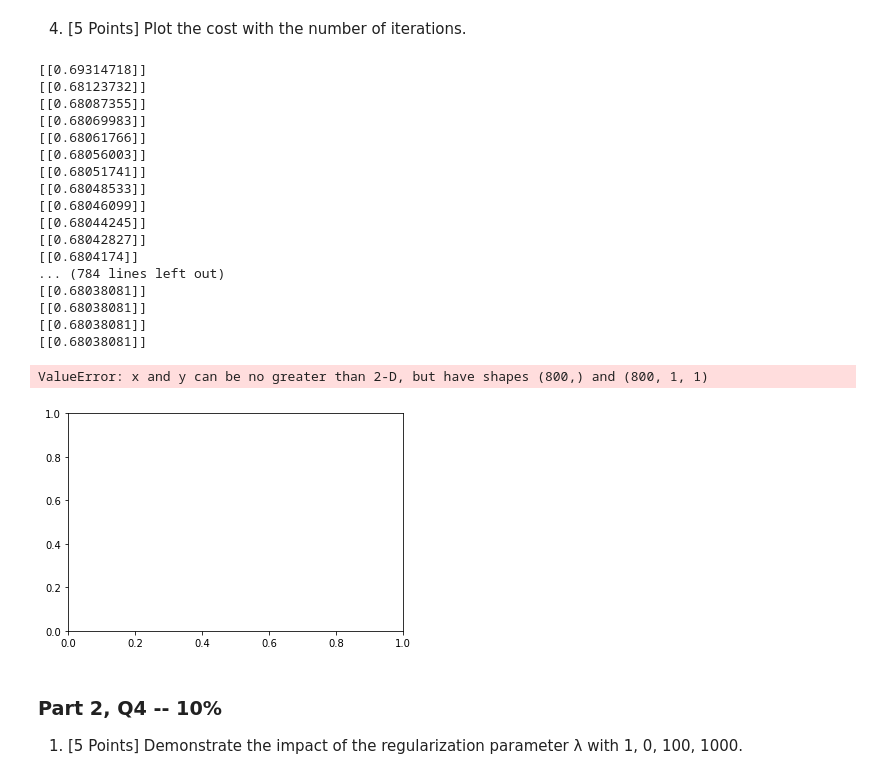
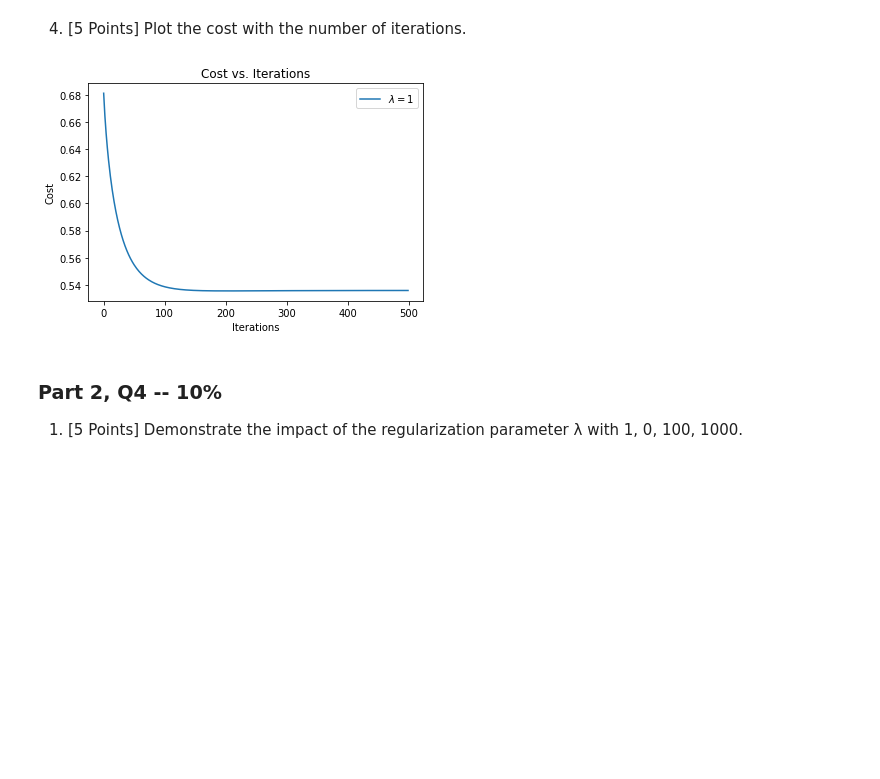
Before and after one commit to ltrinity/ML, a Jupyter notebook: Assignment2/Assignment2/Assignment2.ipynb, the cells around one changed output. Cells and saved outputs as stored; diff of their text form; code cells hidden in the pictures; blank space fills up the shorter version.

```diff
--- a/Assignment2/Assignment2/Assignment2.ipynb
+++ b/Assignment2/Assignment2/Assignment2.ipynb
@@ -394,41 +360,47 @@ def gradientDescent(X,y,theta,alpha,num_iters,Lambda):
+# %%
+#see comments above for gd without regularization, here we also take in param lambda
+def logRegressionGradientDescentReg(X,y,theta,alpha,num_iters,Lambda):
+    outcost = np.zeros(num_iters)
+    temp = np.matrix(np.zeros(theta.shape))
+    for i in range(num_iters):
+        #calculate the error
+        error = sigmoid(X * theta) - y
+        #take the error by the feature vector
+        term = X.T * error
+        #initial value
+        initialVal = np.asarray([(1/X.shape[0] * term)[0,0]])
+        #remaining values
+        remainingVals = 1/X.shape[0] * (term)[1:]
+        #calculate the regularized cost
+        regGradientCost = (Lambda/X.shape[0])* theta[1:]
+        #comvine the costs and stack the values
+        regularizedRemainingVals = remainingVals + regGradientCost
+        gradCalc= np.vstack((initialVal[:,np.newaxis],regularizedRemainingVals))
+        #update theta using a temp value
+        temp = theta - (alpha * gradCalc)
+        theta = temp
+        cost = calcLogRegressionCostReg(X,y,theta,Lambda)
+        outcost[i] = (np.asarray([cost[0,0]]))
+    return theta , outcost
 # %% [markdown]
 4. [5 Points] Plot the cost with the number of iterations.
 # %%
 # Initialize fitting parameters
 initial_theta = np.zeros((X3.shape[1], 1))
 
 # Set regularization parameter lambda to 1
-Lambda = 0
-#Compute and display initial cost and gradient for regularized logistic regression
-cost, grad=costFunctionReg(initial_theta, X3, y2, Lambda)
-#print("Cost at initial theta (zeros):",cost)
-g3 , J_history = gradientDescent(X3,y2,initial_theta,1,800,100)
+Lambda = 1
+alpha2 = 1
+iters2 = 500
+g3 , J_history = logRegressionGradientDescentReg(X3,y2,initial_theta,alpha2,iters2,Lambda)
 plt.plot(J_history,label=r"$\lambda = 1$")
 plt.xlabel("Iterations")
 plt.ylabel("Cost")
 plt.legend()
 plt.title("Cost vs. Iterations")
 plt.show()
 # %% [output]
-[[0.69314718]]
-[[0.68123732]]
-[[0.68087355]]
-[[0.68069983]]
-[[0.68061766]]
-[[0.68056003]]
-[[0.68051741]]
-[[0.68048533]]
-[[0.68046099]]
-[[0.68044245]]
-[[0.68042827]]
-[[0.6804174]]
-... (784 lines left out)
-[[0.68038081]]
-[[0.68038081]]
-[[0.68038081]]
-[[0.68038081]]
-ValueError: x and y can be no greater than 2-D, but have shapes (800,) and (800, 1, 1)
-[figure, old version]
+[figure, new version]
 # %% [markdown]
 ### Part 2, Q4 -- 10%
 1. [5 Points] Demonstrate the impact of the regularization parameter λ with 1, 0, 100, 1000.
```
Also changed, not shown: parts of 13 cells of this notebook.
